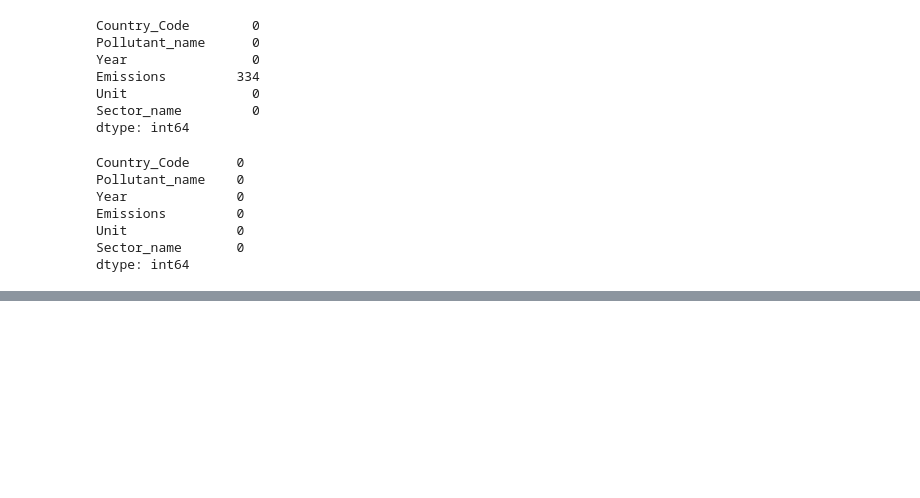
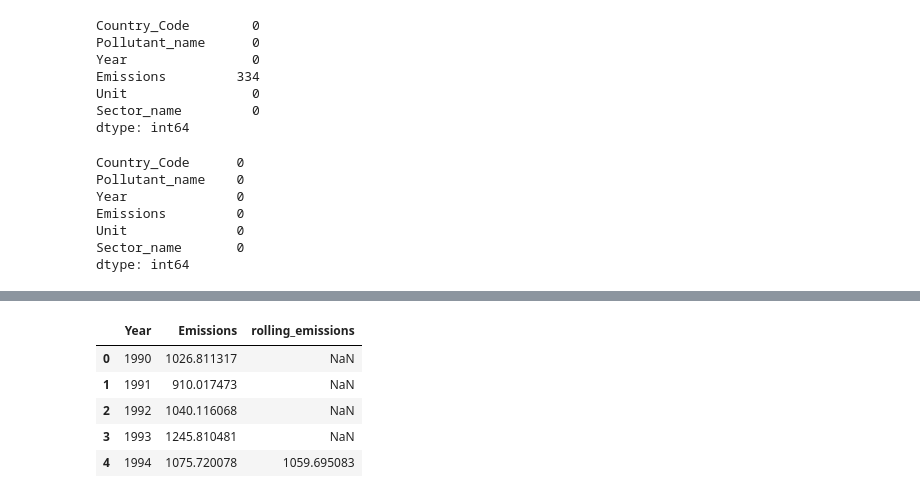
Before and after one commit to simboli/Computer-programming-and-data-management-Assignment, a Jupyter notebook: 001.Load data.ipynb, the cells around one changed output, grey strips where cells are left out. Cells and saved outputs as stored; diff of their text form; code cells hidden in the pictures; blank space fills up the shorter version.

```diff
--- a/001.Load data.ipynb
+++ b/001.Load data.ipynb
@@ -175,0 +246,9 @@ df_NatEmissions_CO.head()
+# %%
+df_NatEmissions_CO_YEAR.head()
+# %% [output]
+|  | Year | Emissions | rolling_emissions |
+| 0 | 1990 | 1026.811317 | NaN |
+| 1 | 1991 | 910.017473 | NaN |
+| 2 | 1992 | 1040.116068 | NaN |
+| 3 | 1993 | 1245.810481 | NaN |
+| 4 | 1994 | 1075.720078 | 1059.695083 |
```
Also changed, not shown: parts of 15 cells of this notebook.
